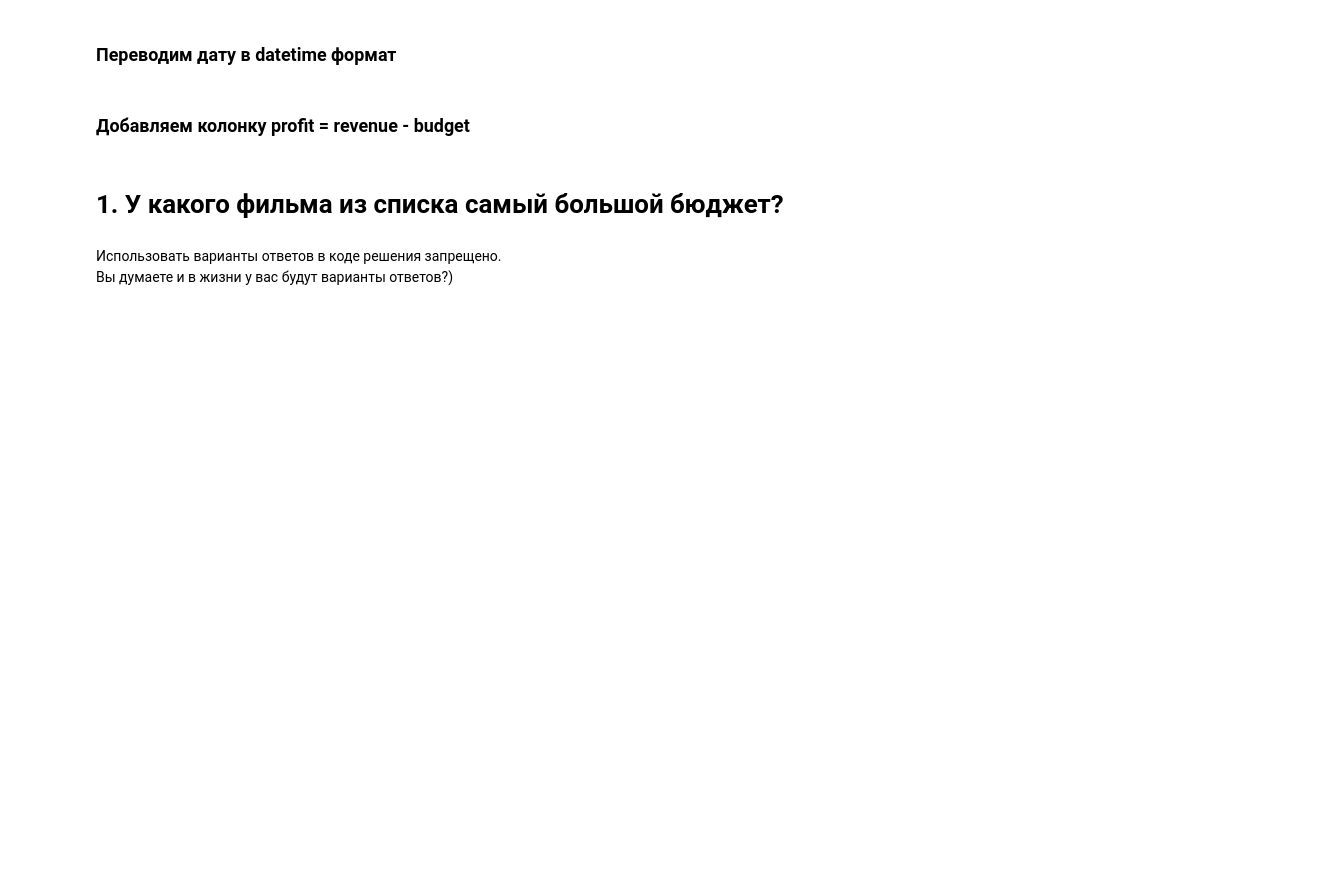
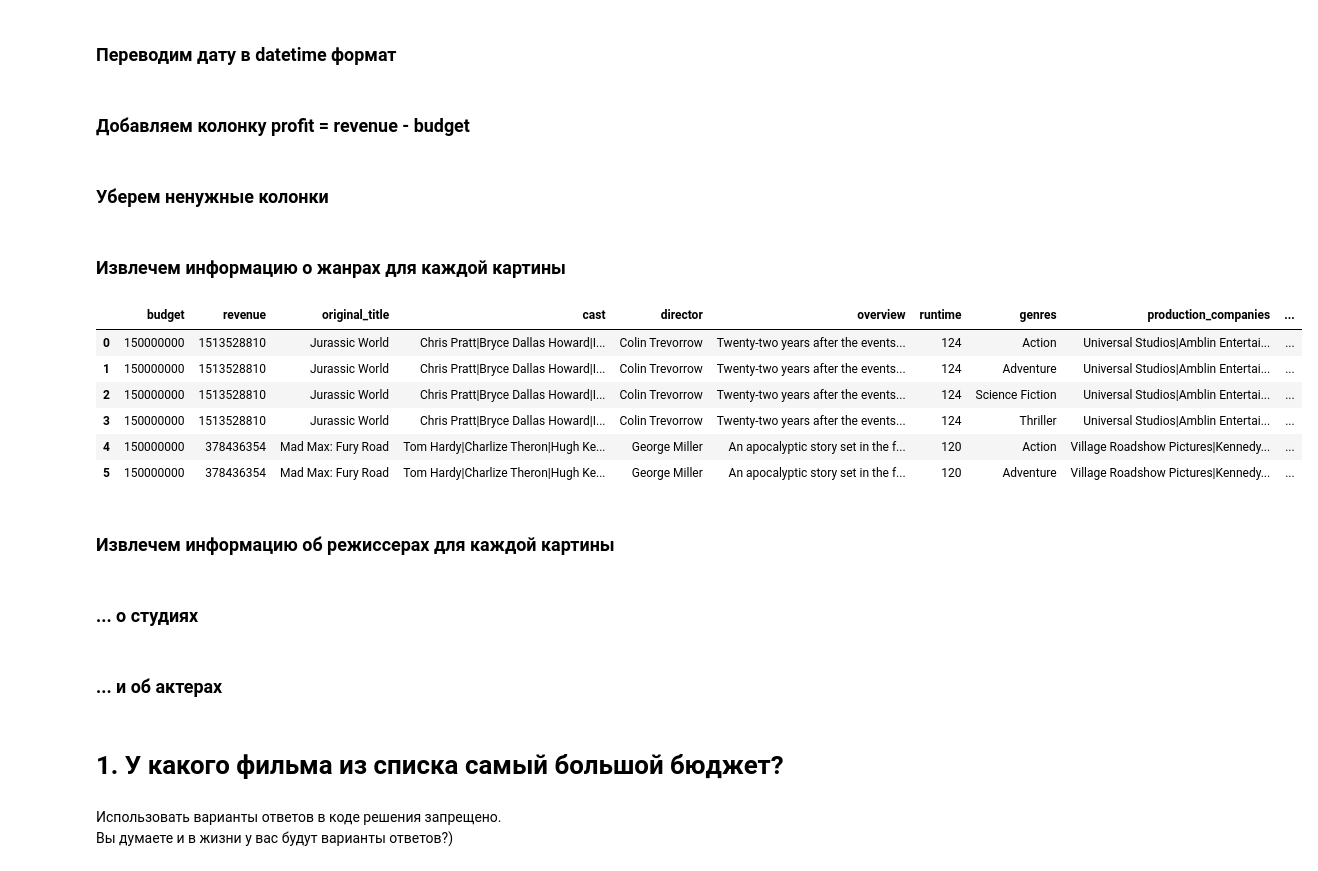
Before and after one commit to artkel/module_1, a Jupyter notebook: Movies_IMBD_v4.1_TEMPLATE.ipynb, the cells around one changed output. Cells and saved outputs as stored; diff of their text form; code cells hidden in the pictures; blank space fills up the shorter version.

Commit message:
preparing data, method "explode", useless columns deleted

```diff
--- a/Movies_IMBD_v4.1_TEMPLATE.ipynb
+++ b/Movies_IMBD_v4.1_TEMPLATE.ipynb
@@ -131,3 +91,30 @@ data["release_date"] = pd.to_datetime(data["release_date"])
 ### Добавляем колонку profit = revenue - budget
 # %%
 data["profit"] = data["revenue"] - data["budget"]
+# %% [markdown]
+### Уберем ненужные колонки
+# %%
+data_new = data.drop(columns=["imdb_id", "tagline"])
+# %% [markdown]
+### Извлечем информацию о жанрах для каждой картины
+# %%
+# сперва строки в колонке genres преобразуем в списки
+data_new.genres = data_new.genres.apply(lambda x: x.split("|"))
+# альтернативный метод без использования функции: метод assign
+# df.assign(genres=df.genres.str.split('|'))
+
+# применим метод explode, чтобы каждой строке соответствовал только один жанр
+data_gen = data_new.explode("genres", ignore_index=True)
+# %%
+# смотрим, что получилось
+data_gen.head(6)
+# %% [output]
+|  | budget | revenue | original_title | cast | director | overview | runtime | genres | production_companies | ... |
+| 0 | 150000000 | 1513528810 | Jurassic World | Chris Pratt|Bryce Dallas Howard|I... | Colin Trevorrow | Twenty-two years after the events... | 124 | Action | Universal Studios|Amblin Entertai... | ... |
+| 1 | 150000000 | 1513528810 | Jurassic World | Chris Pratt|Bryce Dallas Howard|I... | Colin Trevorrow | Twenty-two years after the events... | 124 | Adventure | Universal Studios|Amblin Entertai... | ... |
+| 2 | 150000000 | 1513528810 | Jurassic World | Chris Pratt|Bryce Dallas Howard|I... | Colin Trevorrow | Twenty-two years after the events... | 124 | Science Fiction | Universal Studios|Amblin Entertai... | ... |
+| 3 | 150000000 | 1513528810 | Jurassic World | Chris Pratt|Bryce Dallas Howard|I... | Colin Trevorrow | Twenty-two years after the events... | 124 | Thriller | Universal Studios|Amblin Entertai... | ... |
+| 4 | 150000000 | 378436354 | Mad Max: Fury Road | Tom Hardy|Charlize Theron|Hugh Ke... | George Miller | An apocalyptic story set in the f... | 120 | Action | Village Roadshow Pictures|Kennedy... | ... |
+| 5 | 150000000 | 378436354 | Mad Max: Fury Road | Tom Hardy|Charlize Theron|Hugh Ke... | George Miller | An apocalyptic story set in the f... | 120 | Adventure | Village Roadshow Pictures|Kennedy... | ... |
+# %% [markdown]
+### Извлечем информацию об режиссерах для каждой картины
@@ -133,0 +123,2 @@ data["profit"] = data["revenue"] - data["budget"]
+# %% [markdown]
+### ... о студиях
@@ -133,0 +127,2 @@ data["profit"] = data["revenue"] - data["budget"]
+# %% [markdown]
+### ... и об актерах
```
Also changed, not shown: parts of 8 cells of this notebook.
